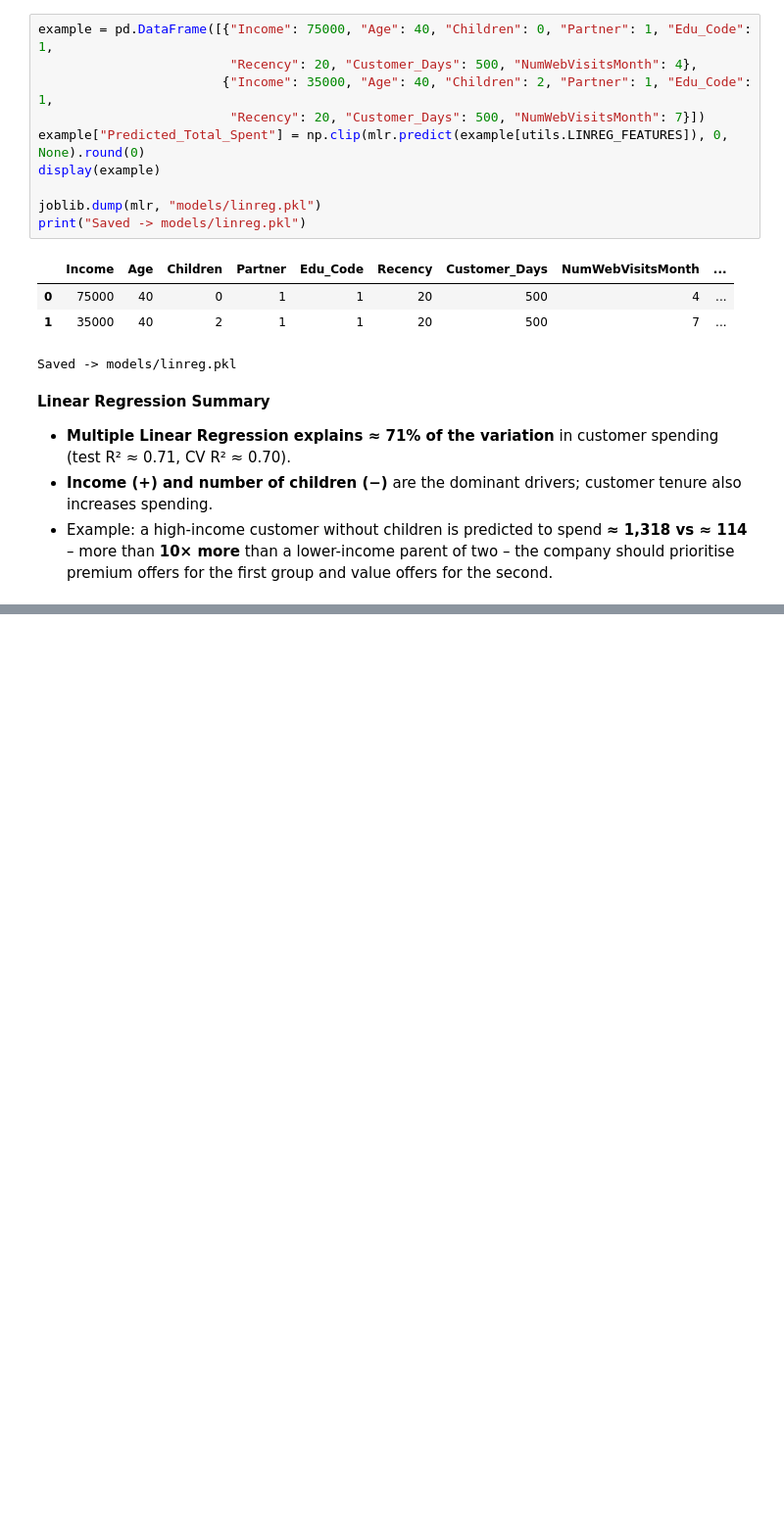
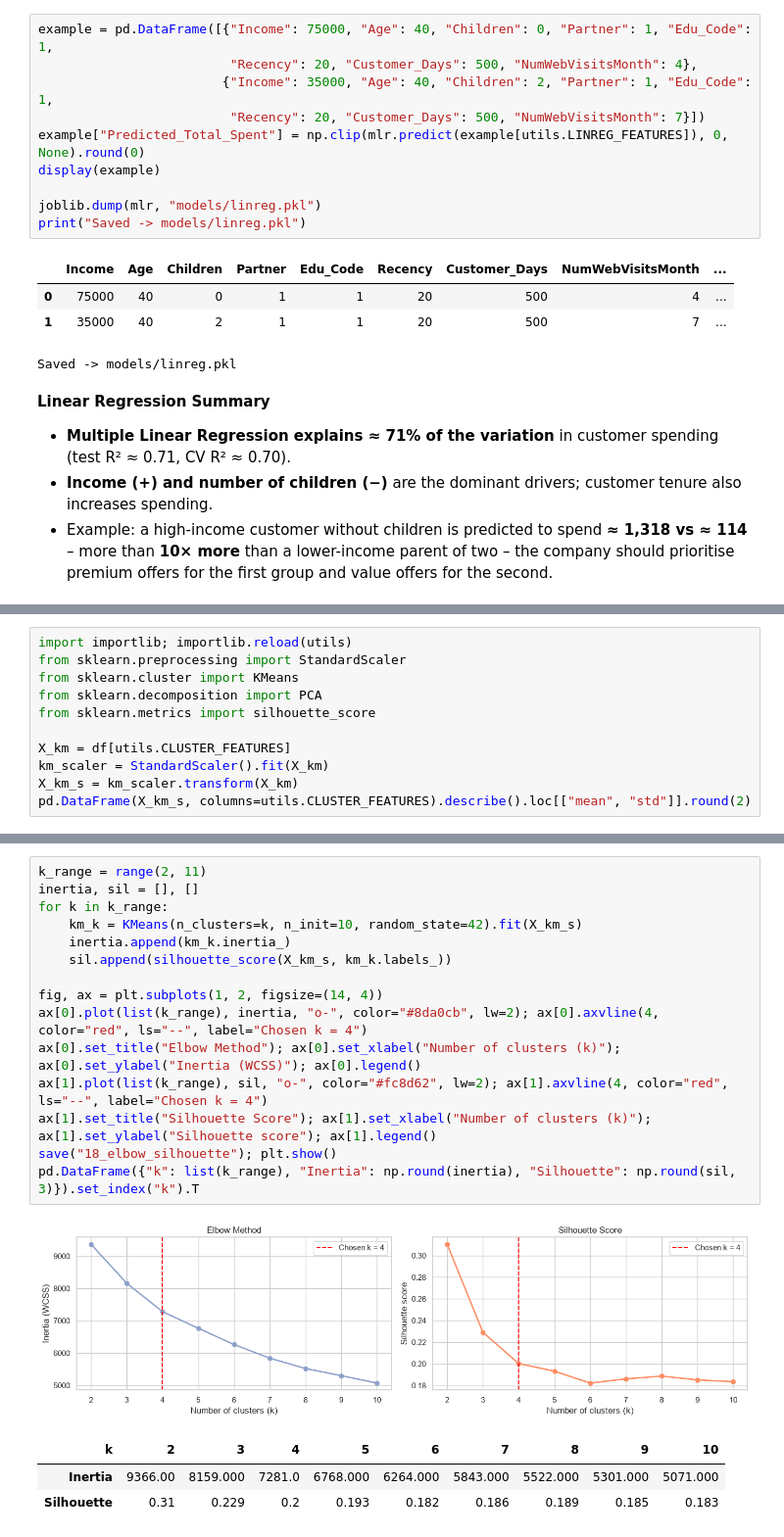
Before and after one commit to manasvigohil28/Customer-Segmentation-Campaign-Optimization, a Jupyter notebook: notebooks/analysis.ipynb, the cells around one changed output, grey strips where cells are left out. Shown at 98% size. Cells and saved outputs as stored; diff of their text form; blank space fills up the shorter version.

Commit message:
Step 5: Customer segmentation using K-Means

```diff
--- a/notebooks/analysis.ipynb
+++ b/notebooks/analysis.ipynb
@@ -723,0 +732,11 @@ Saved -> models/linreg.pkl
+# %%
+import importlib; importlib.reload(utils)
+from sklearn.preprocessing import StandardScaler
+from sklearn.cluster import KMeans
+from sklearn.decomposition import PCA
+from sklearn.metrics import silhouette_score
+
+X_km = df[utils.CLUSTER_FEATURES]
+km_scaler = StandardScaler().fit(X_km)
+X_km_s = km_scaler.transform(X_km)
+pd.DataFrame(X_km_s, columns=utils.CLUSTER_FEATURES).describe().loc[["mean", "std"]].round(2)
@@ -723,0 +751,20 @@ Saved -> models/linreg.pkl
+# %%
+k_range = range(2, 11)
+inertia, sil = [], []
+for k in k_range:
+    km_k = KMeans(n_clusters=k, n_init=10, random_state=42).fit(X_km_s)
+    inertia.append(km_k.inertia_)
+    sil.append(silhouette_score(X_km_s, km_k.labels_))
+
+fig, ax = plt.subplots(1, 2, figsize=(14, 4))
+ax[0].plot(list(k_range), inertia, "o-", color="#8da0cb", lw=2); ax[0].axvline(4, color="red", ls="--", label="Chosen k = 4")
+ax[0].set_title("Elbow Method"); ax[0].set_xlabel("Number of clusters (k)"); ax[0].set_ylabel("Inertia (WCSS)"); ax[0].legend()
+ax[1].plot(list(k_range), sil, "o-", color="#fc8d62", lw=2); ax[1].axvline(4, color="red", ls="--", label="Chosen k = 4")
+ax[1].set_title("Silhouette Score"); ax[1].set_xlabel("Number of clusters (k)"); ax[1].set_ylabel("Silhouette score"); ax[1].legend()
+save("18_elbow_silhouette"); plt.show()
+pd.DataFrame({"k": list(k_range), "Inertia": np.round(inertia), "Silhouette": np.round(sil, 3)}).set_index("k").T
+# %% [output]
+[figure, added]
+| k | 2 | 3 | 4 | 5 | 6 | 7 | 8 | 9 | 10 |
+| Inertia | 9366.00 | 8159.000 | 7281.0 | 6768.000 | 6264.000 | 5843.000 | 5522.000 | 5301.000 | 5071.000 |
+| Silhouette | 0.31 | 0.229 | 0.2 | 0.193 | 0.182 | 0.186 | 0.189 | 0.185 | 0.183 |
```
Also changed, not shown: parts of 21 cells of this notebook, 10 other files.
